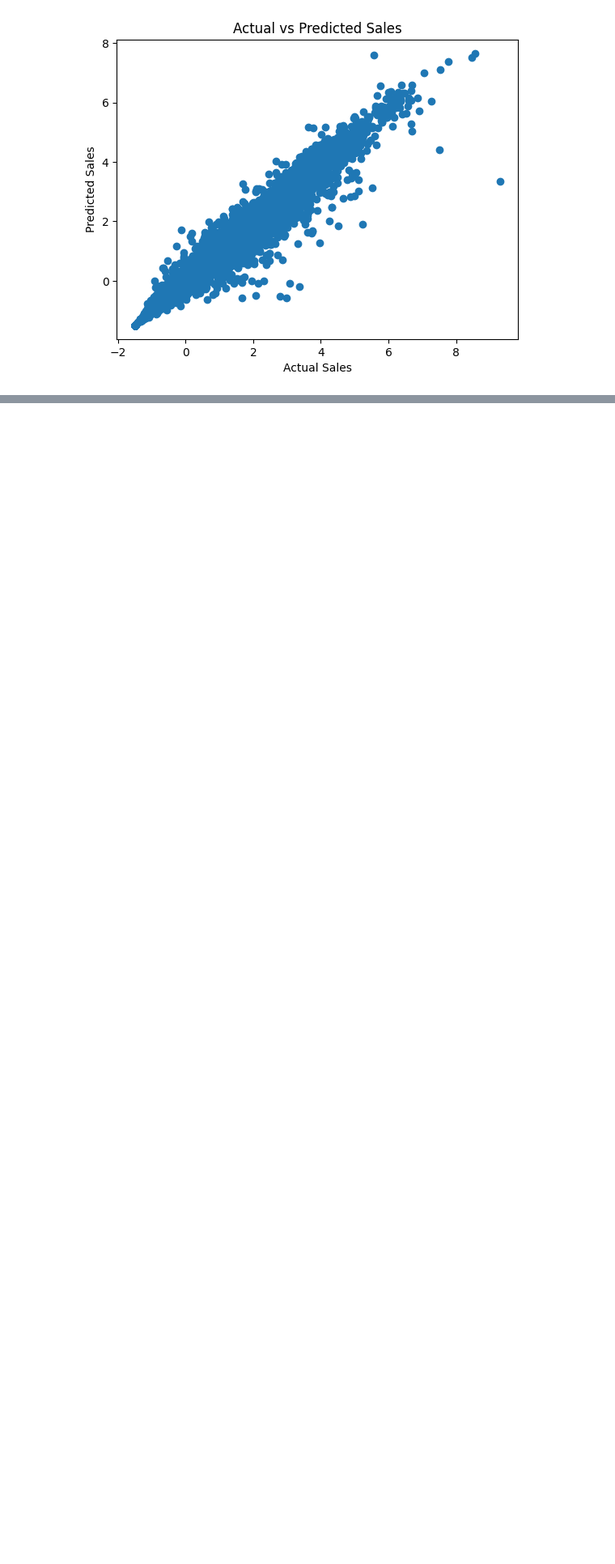
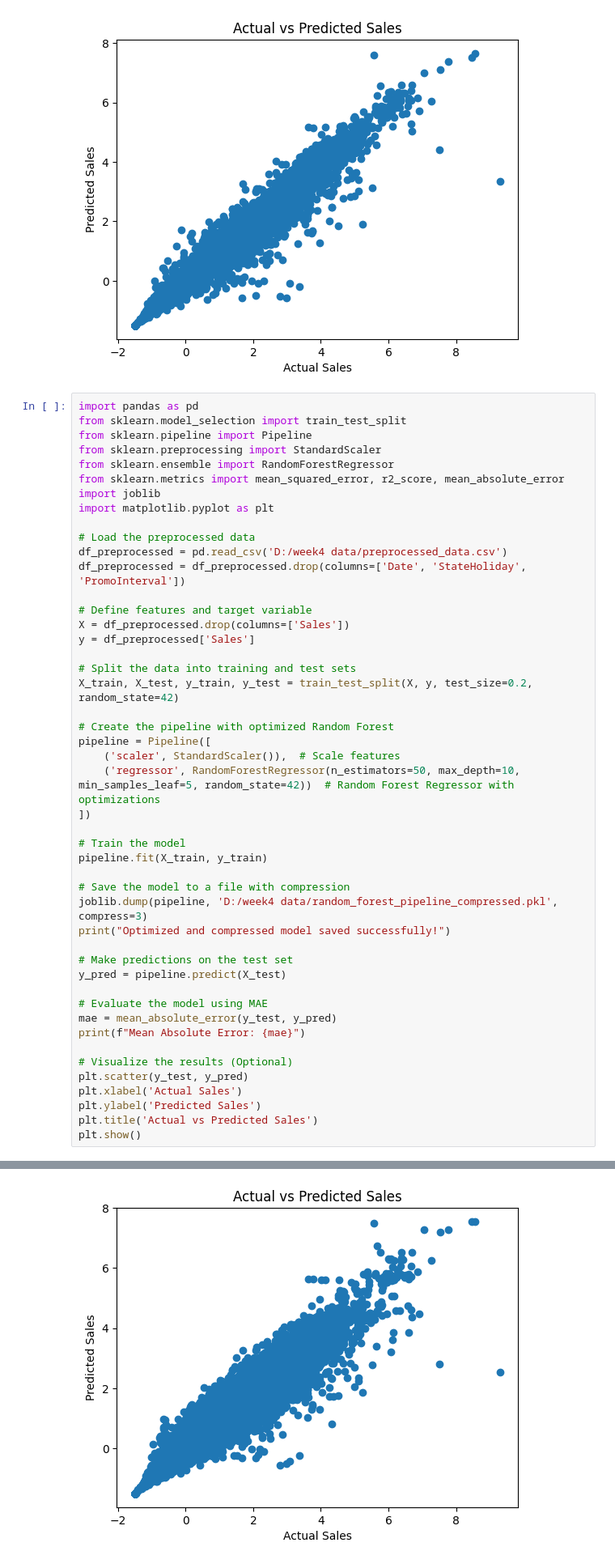
Before and after one commit to beza-lab/KAIM-WEEK-4, a Jupyter notebook: notebooks/task2_prediction_store_sales.ipynb, the cells around one changed output, grey strips where cells are left out. Shown at 81% size. Drawn from its saved outputs; the diff is of its cells as text; blank space fills up the shorter version.

Commit message:
add compressed model

```diff
--- a/notebooks/task2_prediction_store_sales.ipynb
+++ b/notebooks/task2_prediction_store_sales.ipynb
@@ -177,3 +177,51 @@ plt.show()
 Model saved successfully!
 Mean Absolute Error: 0.0693103521899023
 [figure]
+# %%
+import pandas as pd
+from sklearn.model_selection import train_test_split
+from sklearn.pipeline import Pipeline
+from sklearn.preprocessing import StandardScaler
+from sklearn.ensemble import RandomForestRegressor
+from sklearn.metrics import mean_squared_error, r2_score, mean_absolute_error
+import joblib
+import matplotlib.pyplot as plt
+
+# Load the preprocessed data
+df_preprocessed = pd.read_csv('D:/week4 data/preprocessed_data.csv')
+df_preprocessed = df_preprocessed.drop(columns=['Date', 'StateHoliday', 'PromoInterval'])
+
+# Define features and target variable
+X = df_preprocessed.drop(columns=['Sales'])
+y = df_preprocessed['Sales']
+
+# Split the data into training and test sets
+X_train, X_test, y_train, y_test = train_test_split(X, y, test_size=0.2, random_state=42)
+
+# Create the pipeline with optimized Random Forest
+pipeline = Pipeline([
+    ('scaler', StandardScaler()),  # Scale features
+    ('regressor', RandomForestRegressor(n_estimators=50, max_depth=10, min_samples_leaf=5, random_state=42))  # Random Forest Regressor with optimizations
+])
+
+# Train the model
+pipeline.fit(X_train, y_train)
+
+# Save the model to a file with compression
+joblib.dump(pipeline, 'D:/week4 data/random_forest_pipeline_compressed.pkl', compress=3)
+print("Optimized and compressed model saved successfully!")
+
+# Make predictions on the test set
+y_pred = pipeline.predict(X_test)
+
+# Evaluate the model using MAE
+mae = mean_absolute_error(y_test, y_pred)
+print(f"Mean Absolute Error: {mae}")
+
+# Visualize the results (Optional)
+plt.scatter(y_test, y_pred)
+plt.xlabel('Actual Sales')
+plt.ylabel('Predicted Sales')
+plt.title('Actual vs Predicted Sales')
+plt.show()
+# %% [output]
@@ -179,0 +230 @@ Mean Absolute Error: 0.0693103521899023
+[figure, added]
```
Also changed, not shown: parts of 1 cell of this notebook.
